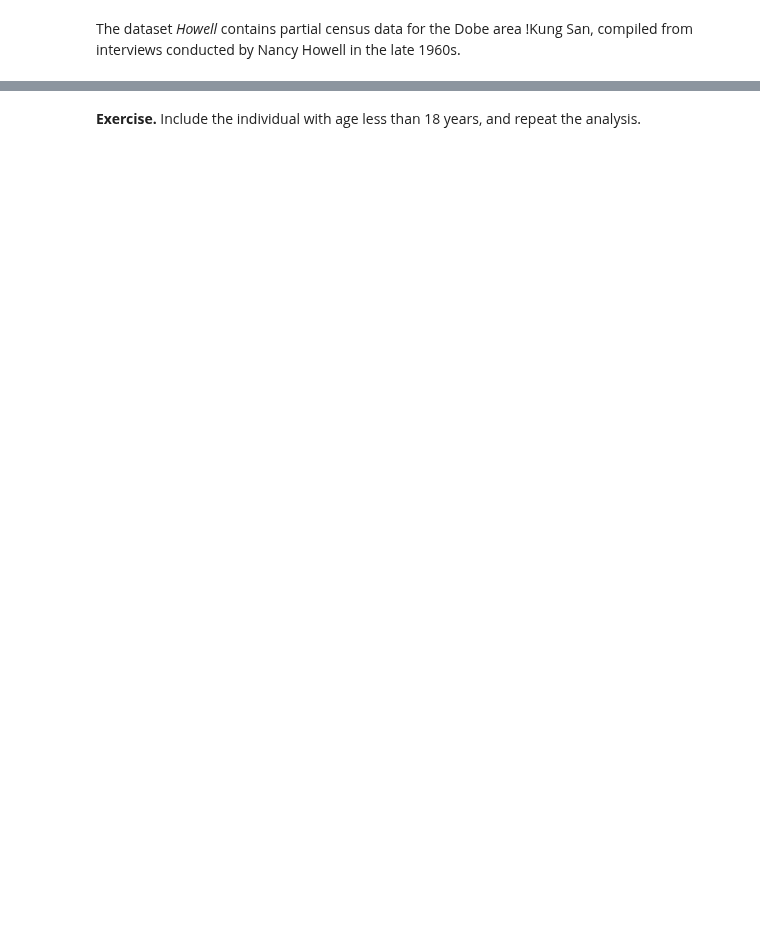
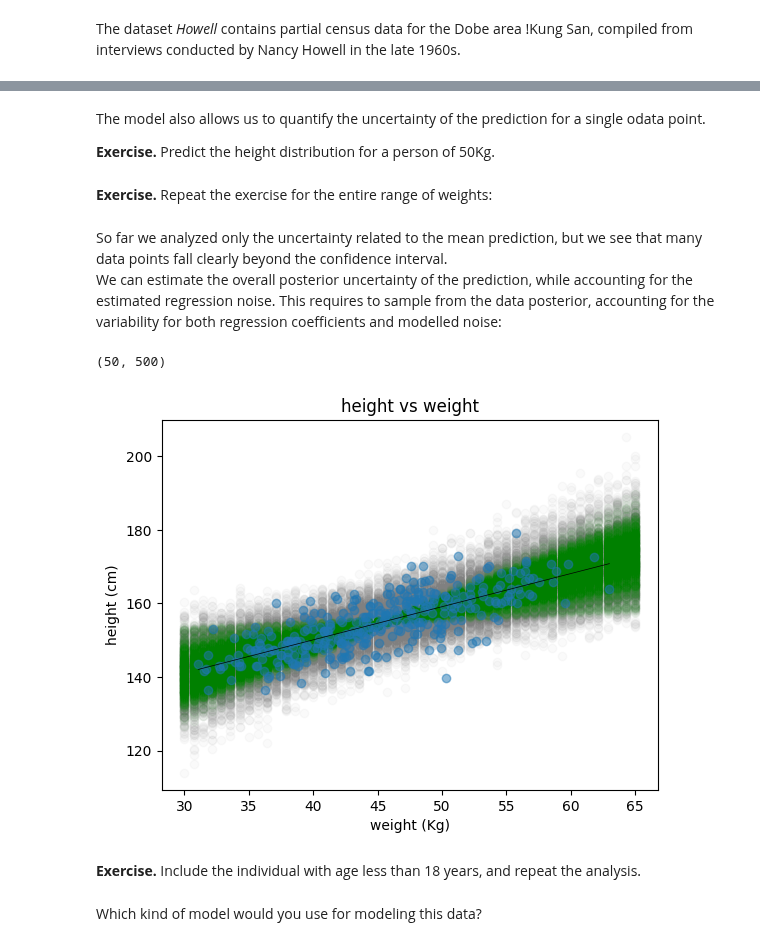
Before and after one commit to jorislimonier/uca-msc-dsai, a Jupyter notebook: bayesian-learning/practice/05-notebook.ipynb, the cells around one changed output, grey strips where cells are left out. Saved outputs shown, nothing was run; the diff lists cells and outputs as text; code cells hidden in the pictures; blank space fills up the shorter version.

```diff
--- a/bayesian-learning/practice/05-notebook.ipynb
+++ b/bayesian-learning/practice/05-notebook.ipynb
@@ -332,0 +307,4 @@ plt.plot()
+# %% [markdown]
+The model also allows us to quantify the uncertainty of the prediction for a single odata point.
+
+**Exercise.** Predict the height distribution for a person of 50Kg.
@@ -333,2 +339,56 @@ plt.plot()
+# %% [markdown]
+**Exercise.** Repeat the exercise for the entire range of weights:
+# %%
+range_x_test = np.linspace(30,65)
+x_range_center = range_x_test - mean_weight
+# %% [markdown]
+So far we analyzed only the uncertainty related to the mean prediction, but we see that many data points fall clearly beyond the confidence interval.
+We can estimate the overall posterior uncertainty of the prediction, while accounting for the estimated regression noise.
+This requires to sample from the data posterior, accounting for the variability for both regression coefficients and modelled noise:
+# %%
+prediction_range = []
+# sampling from the posterior to get a predictive interval
+for x_ in x_range_center:
+  prediction_range.append(
+    posterior_samples_center[:500, 0] + posterior_samples_center[:500, 1] * x_
+  )
+
+prediction_range_noise = []
+
+# sampling from the posterior to get a predictive interval
+for x_ in x_range_center:
+  prediction_range_noise.append(
+    norm.rvs(
+      posterior_samples_center[:500, 0] + posterior_samples_center[:500, 1] * x_,
+      posterior_samples_center[:500, 2],
+    )
+  )
+
+# Plotting the uncertainty
+for i, x_ in enumerate(x_range_center):
+  plt.scatter(
+    np.repeat(x_, 500) + mean_weight,
+    prediction_range_noise[i],
+    alpha=0.04,
+    color="grey",
+  )
+for i, x_ in enumerate(x_range_center):
+  plt.scatter(
+    np.repeat(x_, 500) + mean_weight, prediction_range[i], alpha=0.03, color="green"
+  )
+
+
+plt.scatter(data1.weight + mean_weight, data1.height, alpha=0.5)
+plt.plot(x_range + mean_weight, mean_prediction, lw=0.5, color="black")
+plt.title("height vs weight")
+plt.ylabel("height (cm)")
+plt.xlabel("weight (Kg)")
+plt.plot()
+np.array(prediction_range_noise).shape
+# %% [output]
+(50, 500)
+[figure, added]
 # %% [markdown]
 **Exercise.** Include the individual with age less than 18 years, and repeat the analysis.
+# %% [markdown]
+Which kind of model would you use for modeling this data?
```
Also changed, not shown: parts of 50 cells of this notebook, 3 other files.
